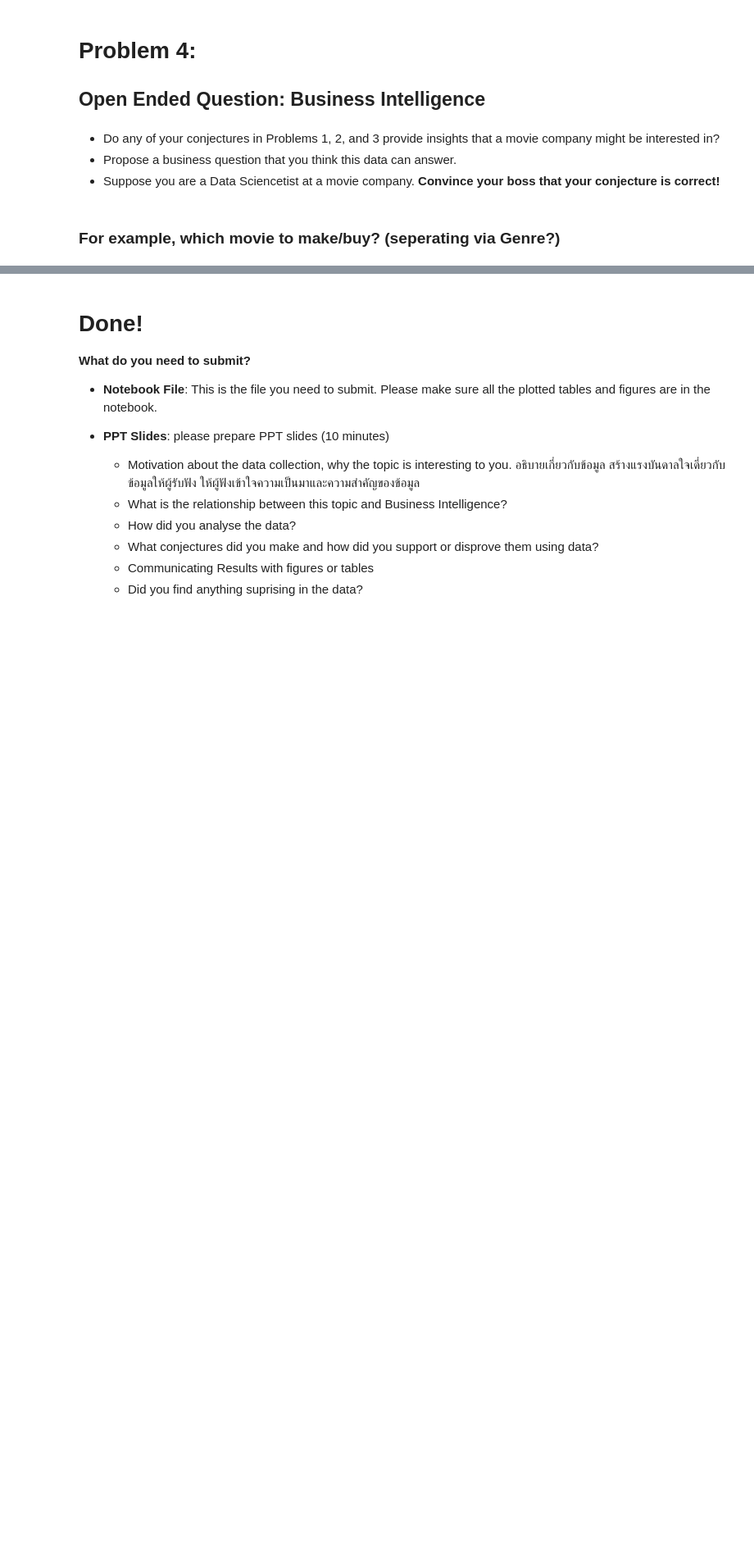
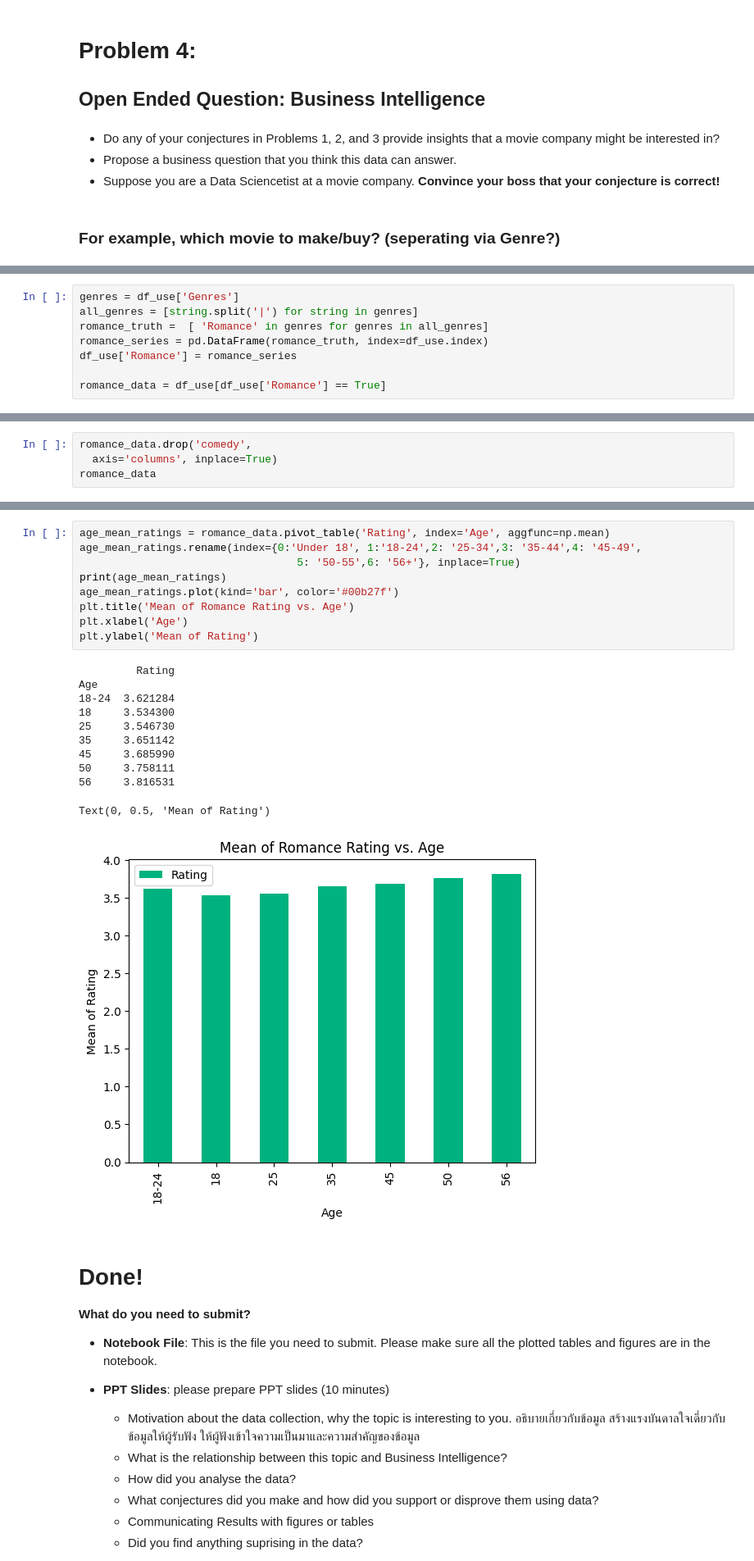
Before and after one commit to Tonry12/data_science_bootcamp_8_tonnaw, a Jupyter notebook: Project2_66.ipynb, the cells around one changed output, grey strips where cells are left out. Shown at 82% size. Drawn from its saved outputs; the diff is of its cells as text; blank space fills up the shorter version.

```diff
--- a/Project2_66.ipynb
+++ b/Project2_66.ipynb
@@ -484,0 +482,8 @@ plt.show()
+# %%
+genres = df_use['Genres']
+all_genres = [string.split('|') for string in genres]
+romance_truth =  [ 'Romance' in genres for genres in all_genres]
+romance_series = pd.DataFrame(romance_truth, index=df_use.index)
+df_use['Romance'] = romance_series
+
+romance_data = df_use[df_use['Romance'] == True]
@@ -484,0 +504,4 @@ plt.show()
+# %%
+romance_data.drop('comedy',
+  axis='columns', inplace=True)
+romance_data
@@ -485,3 +542,24 @@ plt.show()
+# %%
+age_mean_ratings = romance_data.pivot_table('Rating', index='Age', aggfunc=np.mean)
+age_mean_ratings.rename(index={0:'Under 18', 1:'18-24',2: '25-34',3: '35-44',4: '45-49',
+                                  5: '50-55',6: '56+'}, inplace=True)
+print(age_mean_ratings)
+age_mean_ratings.plot(kind='bar', color='#00b27f')
+plt.title('Mean of Romance Rating vs. Age')
+plt.xlabel('Age')
+plt.ylabel('Mean of Rating')
+# %% [output]
+         Rating
+Age
+18-24  3.621284
+18     3.534300
+25     3.546730
+35     3.651142
+45     3.685990
+50     3.758111
+56     3.816531
+Text(0, 0.5, 'Mean of Rating')
+[figure, added]
 # %% [markdown]
 # Done!
 
```
Also changed, not shown: parts of 5 cells of this notebook.
